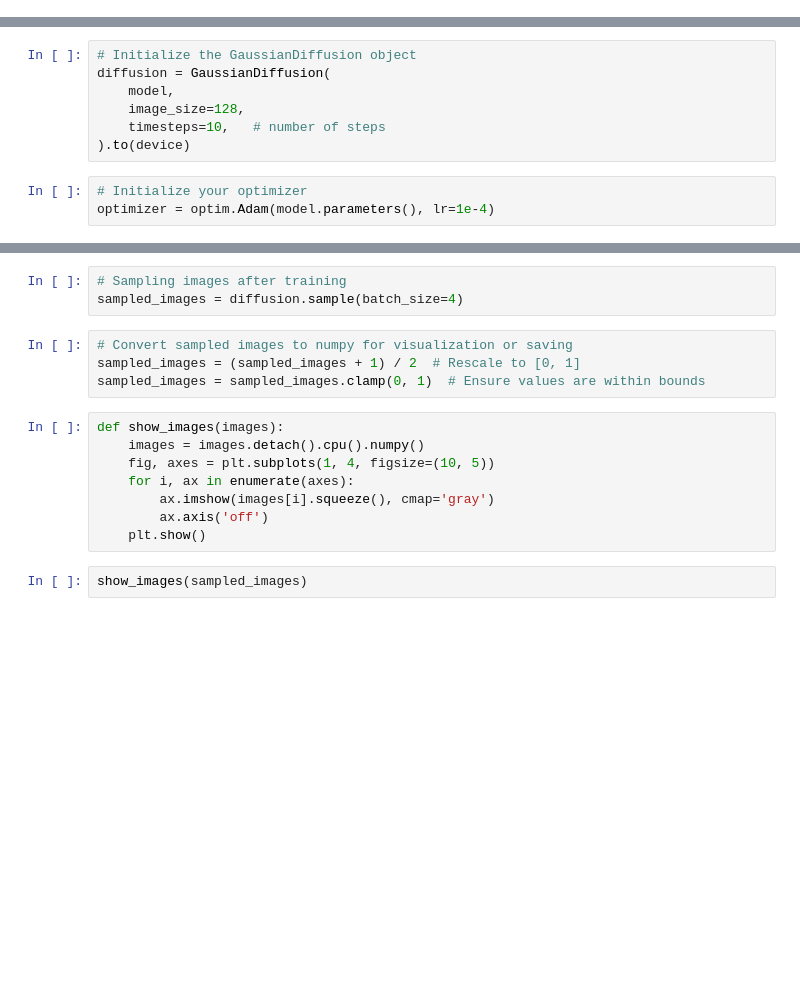
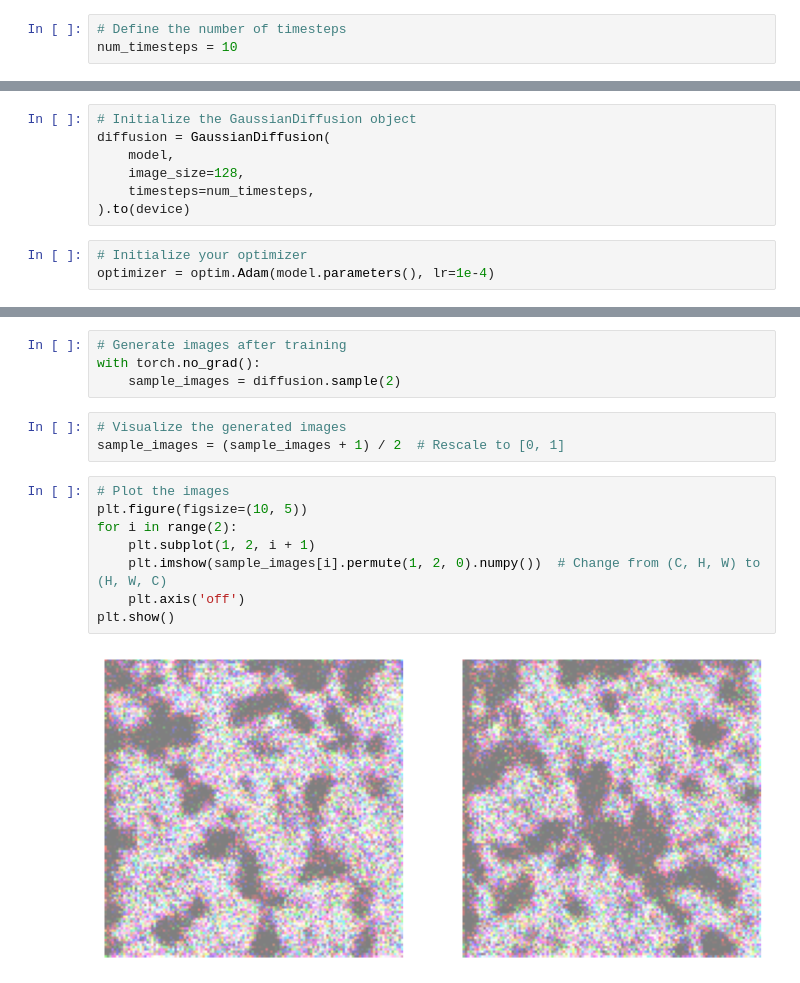
Before and after one commit to lafilledepondy/diffusionModels, a Jupyter notebook: digitsDiffusion.ipynb, the cells around one changed output, grey strips where cells are left out. Cells and saved outputs as stored; diff of their text form; blank space fills up the shorter version.

```diff
--- a/digitsDiffusion.ipynb
+++ b/digitsDiffusion.ipynb
@@ -12,4 +13,7 @@ from torch.utils.data import RandomSampler
 device = torch.device('cpu')
+# %%
+# Define the number of timesteps
+num_timesteps = 10
 # %%
 # Load the MNIST dataset
 transform = transforms.Compose([
@@ -37,7 +39,7 @@ model = Unet(
 diffusion = GaussianDiffusion(
     model,
     image_size=128,
-    timesteps=10,   # number of steps
+    timesteps=num_timesteps,
 ).to(device)
 # %%
 # Initialize your optimizer
@@ -76,17 +78,17 @@ Epoch [1/1], Loss: 0.1202
 # %%
-# Sampling images after training
-sampled_images = diffusion.sample(batch_size=4)
+# Generate images after training
+with torch.no_grad():
+    sample_images = diffusion.sample(2)
-# %%
-# Convert sampled images to numpy for visualization or saving
-sampled_images = (sampled_images + 1) / 2  # Rescale to [0, 1]
-sampled_images = sampled_images.clamp(0, 1)  # Ensure values are within bounds
-# %%
-def show_images(images):
-    images = images.detach().cpu().numpy()
-    fig, axes = plt.subplots(1, 4, figsize=(10, 5))
-    for i, ax in enumerate(axes):
-        ax.imshow(images[i].squeeze(), cmap='gray')
-        ax.axis('off')
-    plt.show()
-# %%
-show_images(sampled_images)
+# %%
+# Visualize the generated images
+sample_images = (sample_images + 1) / 2  # Rescale to [0, 1]
+# %%
+# Plot the images
+plt.figure(figsize=(10, 5))
+for i in range(2):
+    plt.subplot(1, 2, i + 1)
+    plt.imshow(sample_images[i].permute(1, 2, 0).numpy())  # Change from (C, H, W) to (H, W, C)
+    plt.axis('off')
+plt.show()
+# %% [output]
+[figure, added]
```
Also changed, not shown: parts of 8 cells of this notebook, 1 other file.
